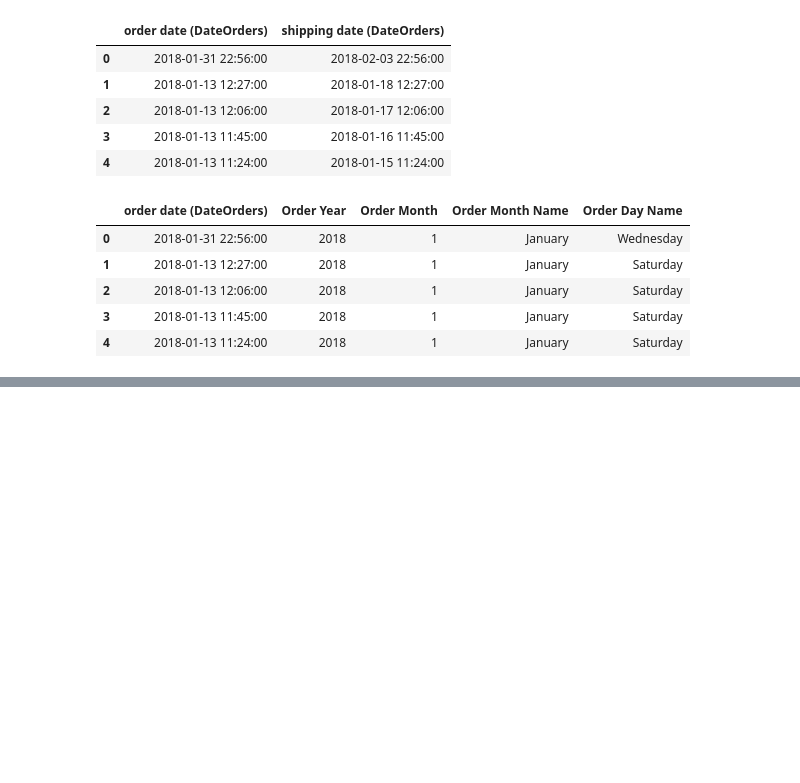
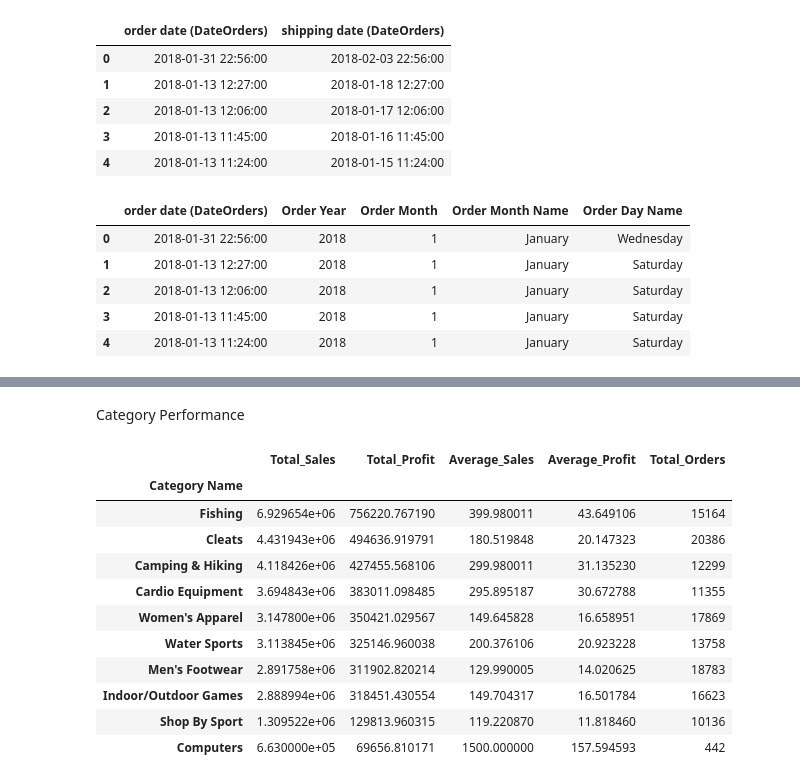
Before and after one commit to ivaibhavpawar1045/Python-Data-Analytics, a Jupyter notebook: 21_advanced_real_world_data_analysis/advanced_analysis.ipynb, the cells around one changed output, grey strips where cells are left out. Cells and saved outputs as stored; diff of their text form; code cells hidden in the pictures; blank space fills up the shorter version.

```diff
--- a/21_advanced_real_world_data_analysis/advanced_analysis.ipynb
+++ b/21_advanced_real_world_data_analysis/advanced_analysis.ipynb
@@ -168,0 +298,27 @@ df[[
+# %% [markdown]
+Category Performance
+# %%
+category_analysis = df.groupby("Category Name").agg(
+    Total_Sales=("Sales", "sum"),
+    Total_Profit=("Order Profit Per Order", "sum"),
+    Average_Sales=("Sales", "mean"),
+    Average_Profit=("Order Profit Per Order", "mean"),
+    Total_Orders=("Order Id", "nunique")
+)
+category_analysis.sort_values(
+    by="Total_Sales",
+    ascending=False
+).head(10)
+# %% [output]
+|  | Total_Sales | Total_Profit | Average_Sales | Average_Profit | Total_Orders |
+| Category Name |  |  |  |  |  |
+| Fishing | 6.929654e+06 | 756220.767190 | 399.980011 | 43.649106 | 15164 |
+| Cleats | 4.431943e+06 | 494636.919791 | 180.519848 | 20.147323 | 20386 |
+| Camping & Hiking | 4.118426e+06 | 427455.568106 | 299.980011 | 31.135230 | 12299 |
+| Cardio Equipment | 3.694843e+06 | 383011.098485 | 295.895187 | 30.672788 | 11355 |
+| Women's Apparel | 3.147800e+06 | 350421.029567 | 149.645828 | 16.658951 | 17869 |
+| Water Sports | 3.113845e+06 | 325146.960038 | 200.376106 | 20.923228 | 13758 |
+| Men's Footwear | 2.891758e+06 | 311902.820214 | 129.990005 | 14.020625 | 18783 |
+| Indoor/Outdoor Games | 2.888994e+06 | 318451.430554 | 149.704317 | 16.501784 | 16623 |
+| Shop By Sport | 1.309522e+06 | 129813.960315 | 119.220870 | 11.818460 | 10136 |
+| Computers | 6.630000e+05 | 69656.810171 | 1500.000000 | 157.594593 | 442 |
```
Also changed, not shown: parts of 34 cells of this notebook.
